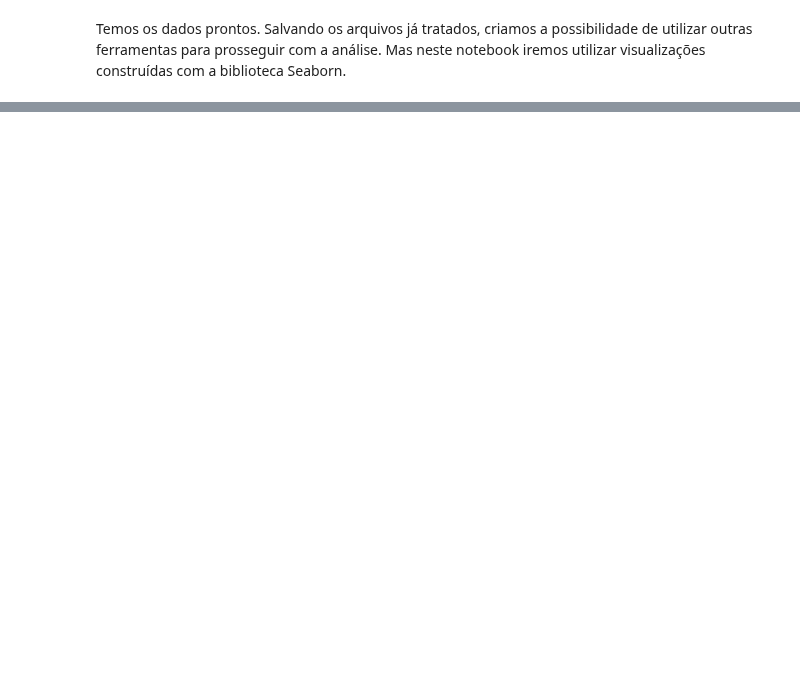
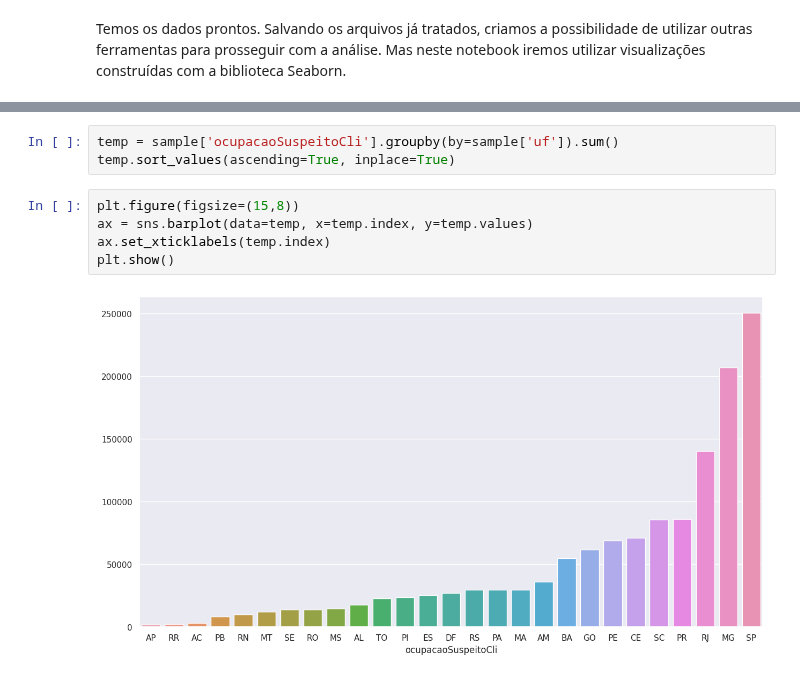
Before and after one commit to lucascorumba/study-projects, a Jupyter notebook: covid-hospital/analysis.ipynb, the cells around one changed output, grey strips where cells are left out. Saved outputs shown, nothing was run; the diff lists cells and outputs as text; blank space fills up the shorter version.

```diff
--- a/covid-hospital/analysis.ipynb
+++ b/covid-hospital/analysis.ipynb
@@ -1399,0 +1429,10 @@ df['ocupacaoSuspeitoCli'].plot.hist()
+# %%
+temp = sample['ocupacaoSuspeitoCli'].groupby(by=sample['uf']).sum()
+temp.sort_values(ascending=True, inplace=True)
+# %%
+plt.figure(figsize=(15,8))
+ax = sns.barplot(data=temp, x=temp.index, y=temp.values)
+ax.set_xticklabels(temp.index)
+plt.show()
+# %% [output]
+[figure, added]
```
Also changed, not shown: parts of 8 cells of this notebook.
